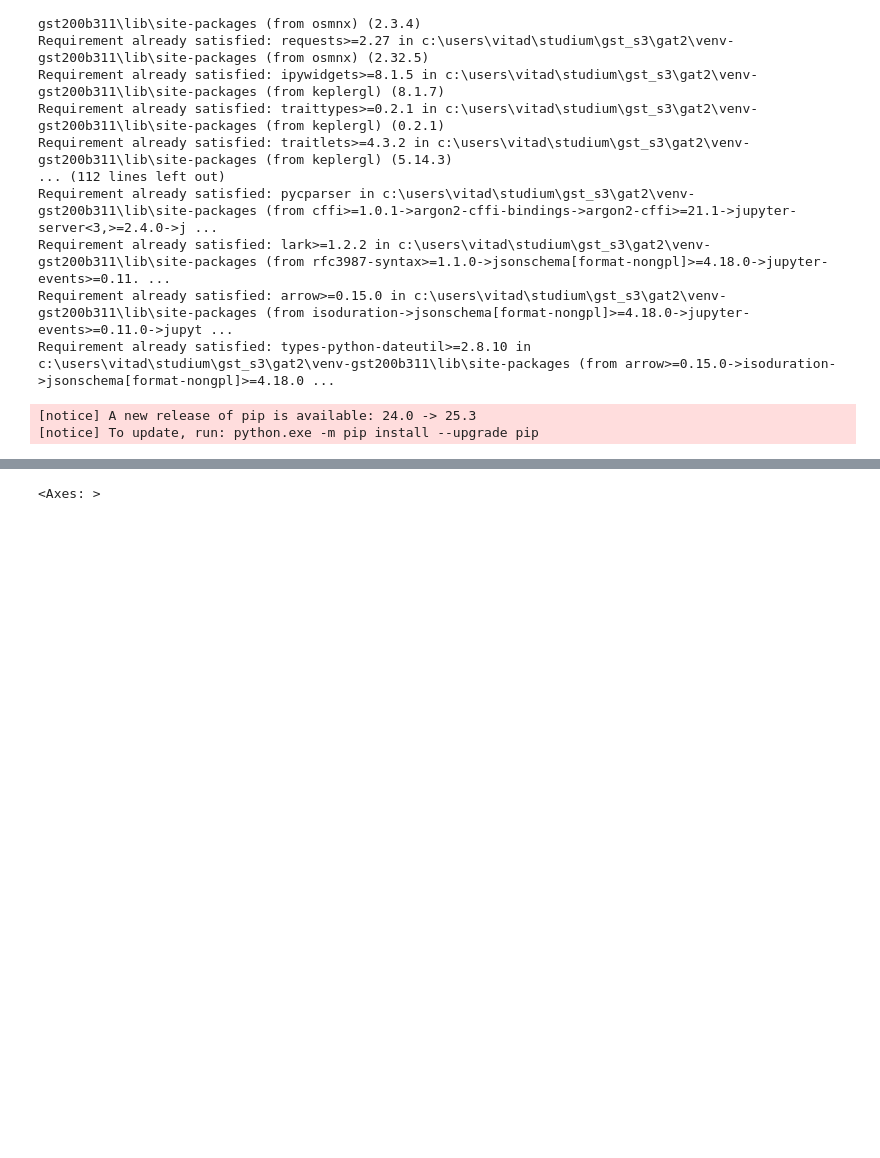
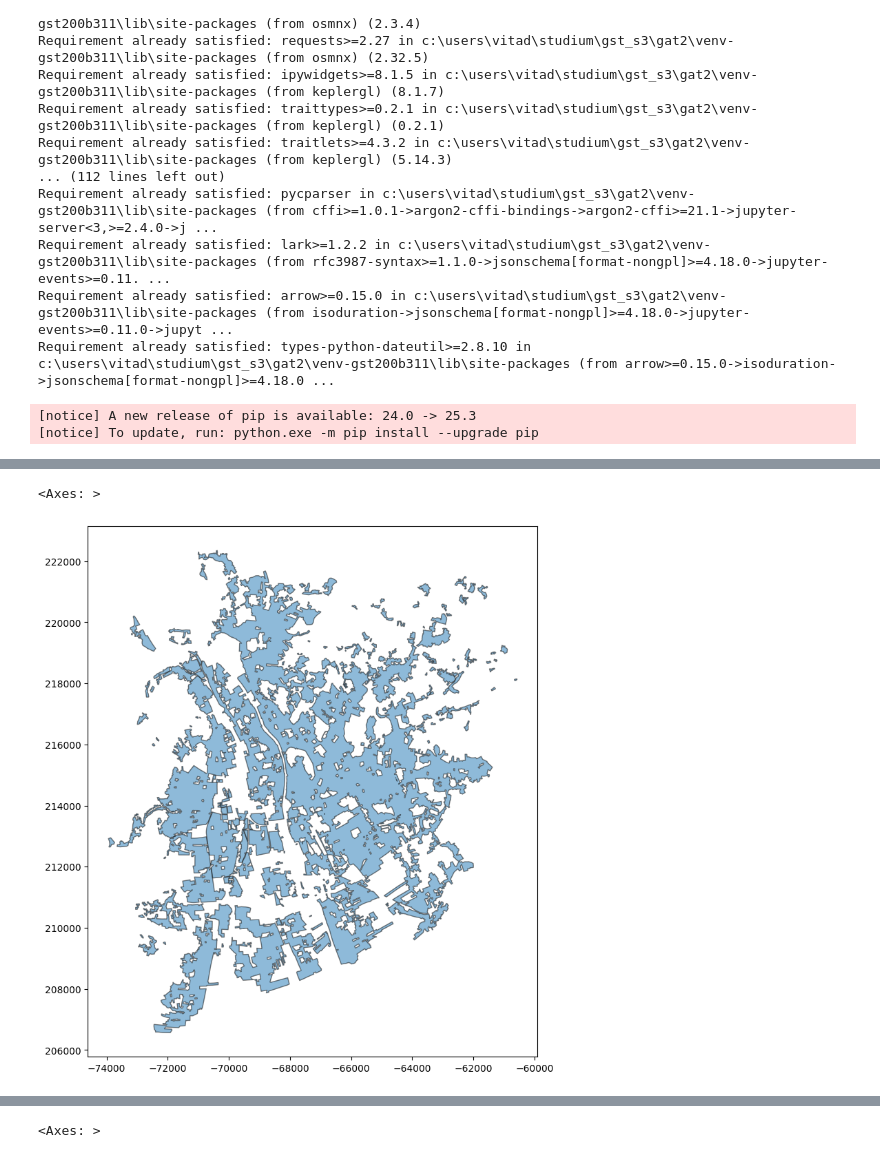
Before and after one commit to tobiashochreiter/Mid-Term-Project-GIS-Analysis-2, a Jupyter notebook: group4_midterm.ipynb, the cells around one changed output, grey strips where cells are left out. Cells and saved outputs as stored; diff of their text form; code cells hidden in the pictures; blank space fills up the shorter version.

```diff
--- a/group4_midterm.ipynb
+++ b/group4_midterm.ipynb
@@ -37,0 +73,11 @@ gdf_graz = gdf_graz.to_crs(epsg=31256)
+# %%
+# get residential areas of Graz
+gdf_residential = ox.features_from_place(place_name, tags={"landuse": "residential"})
+gdf_residential = gdf_residential.to_crs(epsg=31256)
+# dissolve all residential areas into one single geometry
+gdf_residential = gdf_residential.dissolve()
+# plot the residential areas
+gdf_residential.plot(figsize=(10,10), alpha=0.5, edgecolor='k')
+# %% [output]
+<Axes: >
+[figure, added]
```
Also changed, not shown: parts of 28 cells of this notebook, 10 other files.
